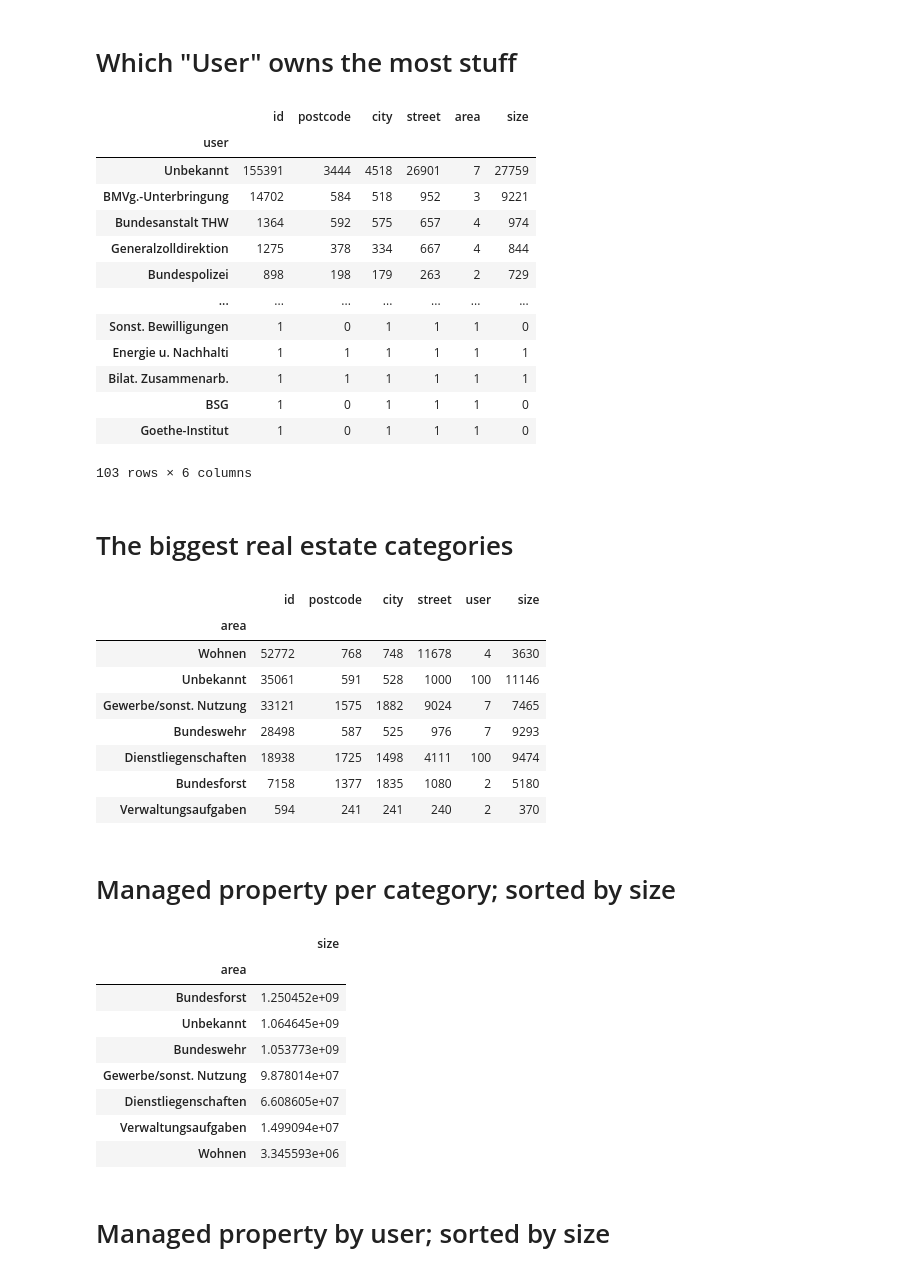
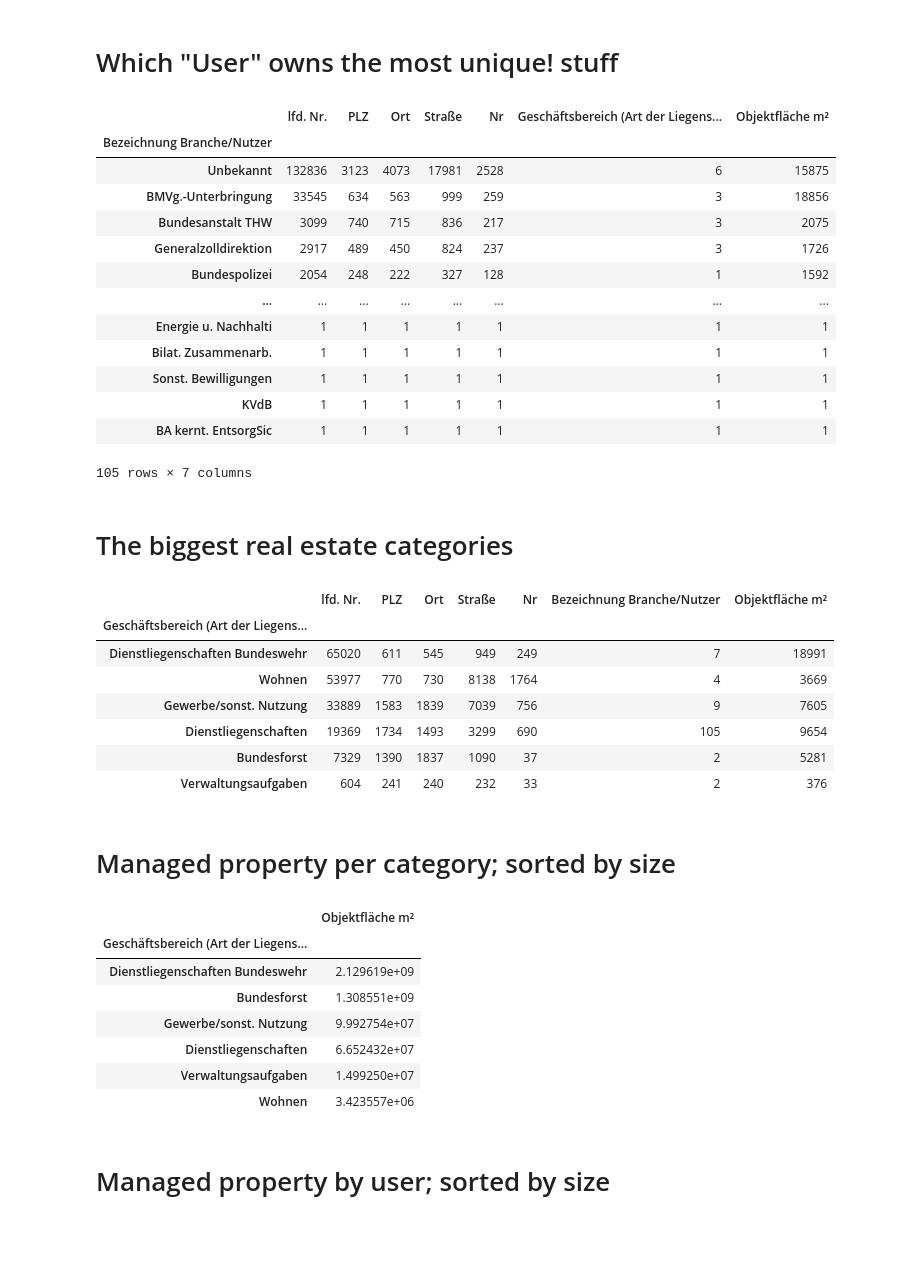
Before and after one commit to bundesAPI/bundesanstalt-immobilienaufgaben-liegenschaften, a Jupyter notebook: Quick_Exploration.ipynb, the cells around one changed output. Saved outputs shown, nothing was run; the diff lists cells and outputs as text; code cells hidden in the pictures; blank space fills up the shorter version.

```diff
--- a/Quick_Exploration.ipynb
+++ b/Quick_Exploration.ipynb
@@ -15,3 +3,5 @@ df = pd.read_csv("Fixed_Anlage_wo_pwd.csv",dtype=data_types)
+# %%
+df = pd.read_parquet("Anlage.parquet")
 # %%
 df.sample(10)
 # %% [output]
@@ -29,50 +19,48 @@ df.sample(10)
 # %% [markdown]
-# Which "User" owns the most stuff
+# Which "User" owns the most unique! stuff
 # %%
-df.groupby("user").nunique().sort_values(by="id",ascending=False)
+df.groupby("Bezeichnung Branche/Nutzer").nunique().sort_values(by="lfd. Nr.",ascending=False)
 # %% [output]
-|  | id | postcode | city | street | area | size |
-| user |  |  |  |  |  |  |
-| Unbekannt | 155391 | 3444 | 4518 | 26901 | 7 | 27759 |
-| BMVg.-Unterbringung | 14702 | 584 | 518 | 952 | 3 | 9221 |
-| Bundesanstalt THW | 1364 | 592 | 575 | 657 | 4 | 974 |
-| Generalzolldirektion | 1275 | 378 | 334 | 667 | 4 | 844 |
-| Bundespolizei | 898 | 198 | 179 | 263 | 2 | 729 |
-| ... | ... | ... | ... | ... | ... | ... |
-| Sonst. Bewilligungen | 1 | 0 | 1 | 1 | 1 | 0 |
-| Energie u. Nachhalti | 1 | 1 | 1 | 1 | 1 | 1 |
-| Bilat. Zusammenarb. | 1 | 1 | 1 | 1 | 1 | 1 |
-| BSG | 1 | 0 | 1 | 1 | 1 | 0 |
-| Goethe-Institut | 1 | 0 | 1 | 1 | 1 | 0 |
+|  | lfd. Nr. | PLZ | Ort | Straße | Nr | Geschäftsbereich (Art der Liegens... | Objektfläche m² |
+| Bezeichnung Branche/Nutzer |  |  |  |  |  |  |  |
+| Unbekannt | 132836 | 3123 | 4073 | 17981 | 2528 | 6 | 15875 |
+| BMVg.-Unterbringung | 33545 | 634 | 563 | 999 | 259 | 3 | 18856 |
+| Bundesanstalt THW | 3099 | 740 | 715 | 836 | 217 | 3 | 2075 |
+| Generalzolldirektion | 2917 | 489 | 450 | 824 | 237 | 3 | 1726 |
+| Bundespolizei | 2054 | 248 | 222 | 327 | 128 | 1 | 1592 |
+| ... | ... | ... | ... | ... | ... | ... | ... |
+| Energie u. Nachhalti | 1 | 1 | 1 | 1 | 1 | 1 | 1 |
+| Bilat. Zusammenarb. | 1 | 1 | 1 | 1 | 1 | 1 | 1 |
+| Sonst. Bewilligungen | 1 | 1 | 1 | 1 | 1 | 1 | 1 |
+| KVdB | 1 | 1 | 1 | 1 | 1 | 1 | 1 |
+| BA kernt. EntsorgSic | 1 | 1 | 1 | 1 | 1 | 1 | 1 |
-103 rows × 6 columns
+105 rows × 7 columns
 # %% [markdown]
 # The biggest real estate categories
 # %%
-df.groupby("area").nunique().sort_values(by="id",ascending=False)
+df.groupby("Geschäftsbereich (Art der Liegenschaft)").nunique().sort_values(by="lfd. Nr.",ascending=False)
 # %% [output]
-|  | id | postcode | city | street | user | size |
-| area |  |  |  |  |  |  |
-| Wohnen | 52772 | 768 | 748 | 11678 | 4 | 3630 |
-| Unbekannt | 35061 | 591 | 528 | 1000 | 100 | 11146 |
-| Gewerbe/sonst. Nutzung | 33121 | 1575 | 1882 | 9024 | 7 | 7465 |
-| Bundeswehr | 28498 | 587 | 525 | 976 | 7 | 9293 |
-| Dienstliegenschaften | 18938 | 1725 | 1498 | 4111 | 100 | 9474 |
-| Bundesforst | 7158 | 1377 | 1835 | 1080 | 2 | 5180 |
-| Verwaltungsaufgaben | 594 | 241 | 241 | 240 | 2 | 370 |
+|  | lfd. Nr. | PLZ | Ort | Straße | Nr | Bezeichnung Branche/Nutzer | Objektfläche m² |
+| Geschäftsbereich (Art der Liegens... |  |  |  |  |  |  |  |
+| Dienstliegenschaften Bundeswehr | 65020 | 611 | 545 | 949 | 249 | 7 | 18991 |
+| Wohnen | 53977 | 770 | 730 | 8138 | 1764 | 4 | 3669 |
+| Gewerbe/sonst. Nutzung | 33889 | 1583 | 1839 | 7039 | 756 | 9 | 7605 |
+| Dienstliegenschaften | 19369 | 1734 | 1493 | 3299 | 690 | 105 | 9654 |
+| Bundesforst | 7329 | 1390 | 1837 | 1090 | 37 | 2 | 5281 |
+| Verwaltungsaufgaben | 604 | 241 | 240 | 232 | 33 | 2 | 376 |
 # %% [markdown]
 # Managed property per category; sorted by size
 # %%
-df.groupby("area").sum().drop(columns=["id","postcode"]).sort_values(by="size", ascending=False)
+df.groupby("Geschäftsbereich (Art der Liegenschaft)").sum().drop(columns=["lfd. Nr.","PLZ"]).sort_values(by="Objektfläche m²", ascending=False)
 # %% [output]
-|  | size |
-| area |  |
-| Bundesforst | 1.250452e+09 |
-| Unbekannt | 1.064645e+09 |
-| Bundeswehr | 1.053773e+09 |
-| Gewerbe/sonst. Nutzung | 9.878014e+07 |
-| Dienstliegenschaften | 6.608605e+07 |
-| Verwaltungsaufgaben | 1.499094e+07 |
-| Wohnen | 3.345593e+06 |
+|  | Objektfläche m² |
+| Geschäftsbereich (Art der Liegens... |  |
+| Dienstliegenschaften Bundeswehr | 2.129619e+09 |
+| Bundesforst | 1.308551e+09 |
+| Gewerbe/sonst. Nutzung | 9.992754e+07 |
+| Dienstliegenschaften | 6.652432e+07 |
+| Verwaltungsaufgaben | 1.499250e+07 |
+| Wohnen | 3.423557e+06 |
 # %% [markdown]
 # Managed property by user; sorted by size
 # %%
```
Also changed, not shown: parts of 12 cells of this notebook, 11 other files.
